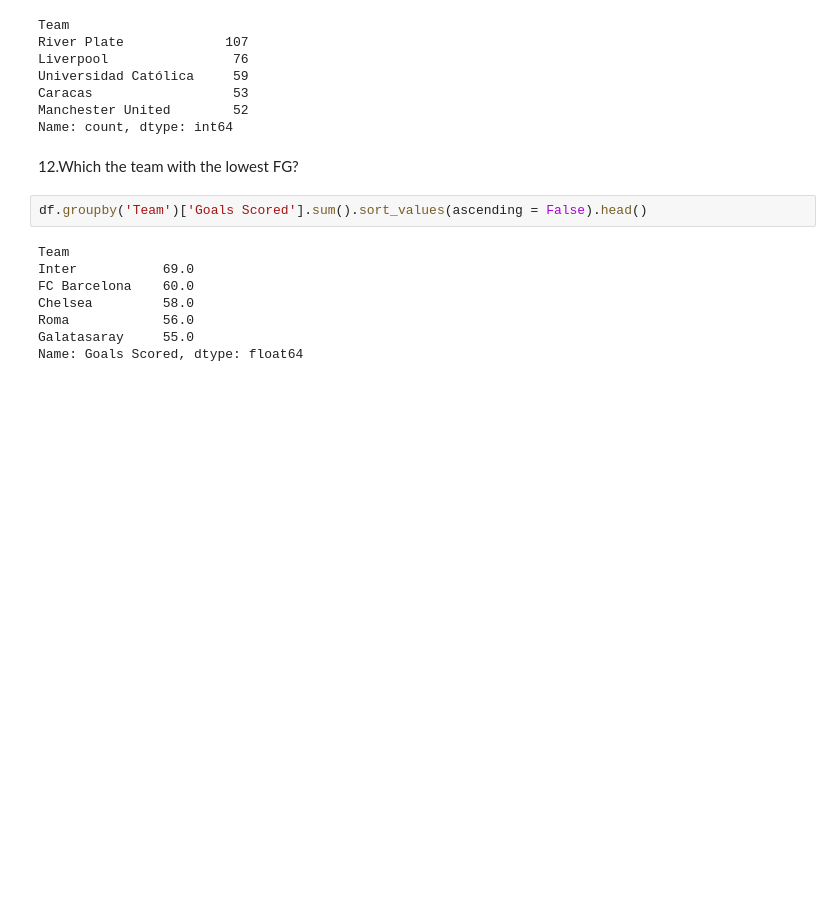
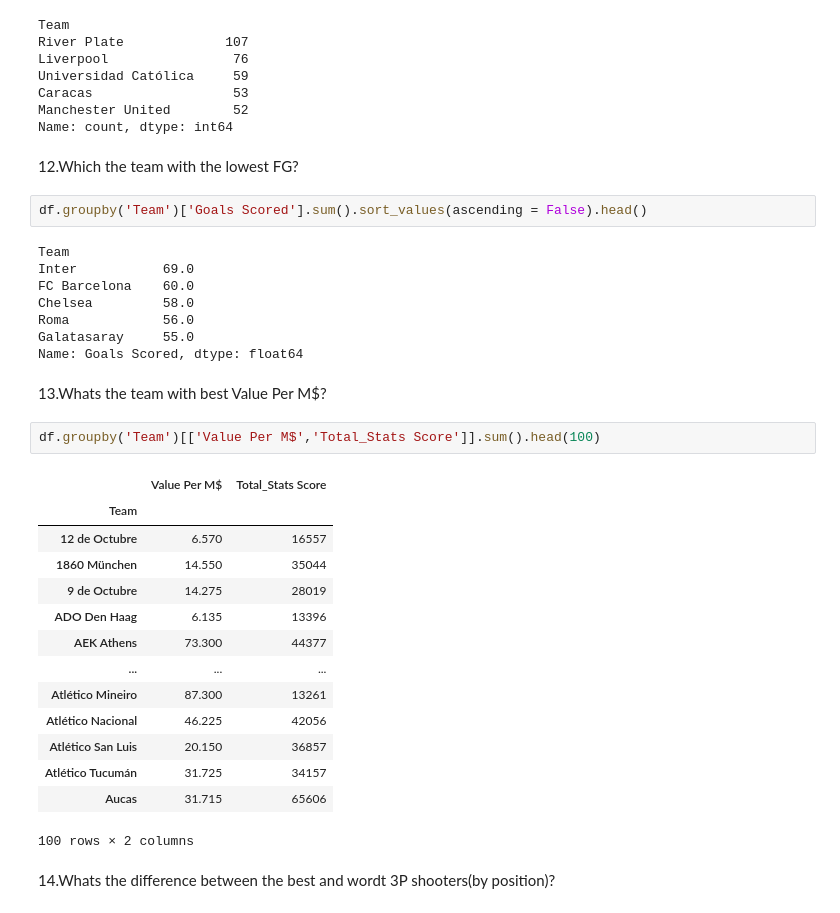
Before and after one commit to CyberWol-12/Python-Pandas-Data-Analysis-Journey, a Jupyter notebook: 01_FIFA_wordcup_capstone_project/capstone_project.ipynb, the cells around one changed output. Cells and saved outputs as stored; diff of their text form; blank space fills up the shorter version.

```diff
--- a/01_FIFA_wordcup_capstone_project/capstone_project.ipynb
+++ b/01_FIFA_wordcup_capstone_project/capstone_project.ipynb
@@ -202,3 +202,24 @@ Chelsea         58.0
 Roma            56.0
 Galatasaray     55.0
 Name: Goals Scored, dtype: float64
+# %% [markdown]
+13.Whats the team with best Value Per M$?
+# %%
+df.groupby('Team')[['Value Per M$','Total_Stats Score']].sum().head(100)
+# %% [output]
+|  | Value Per M$ | Total_Stats Score |
+| Team |  |  |
+| 12 de Octubre | 6.570 | 16557 |
+| 1860 München | 14.550 | 35044 |
+| 9 de Octubre | 14.275 | 28019 |
+| ADO Den Haag | 6.135 | 13396 |
+| AEK Athens | 73.300 | 44377 |
+| ... | ... | ... |
+| Atlético Mineiro | 87.300 | 13261 |
+| Atlético Nacional | 46.225 | 42056 |
+| Atlético San Luis | 20.150 | 36857 |
+| Atlético Tucumán | 31.725 | 34157 |
+| Aucas | 31.715 | 65606 |
+100 rows × 2 columns
+# %% [markdown]
+14.Whats the difference between the best and wordt 3P shooters(by position)?
```
Also changed, not shown: parts of 2 cells of this notebook, 1 other file.
